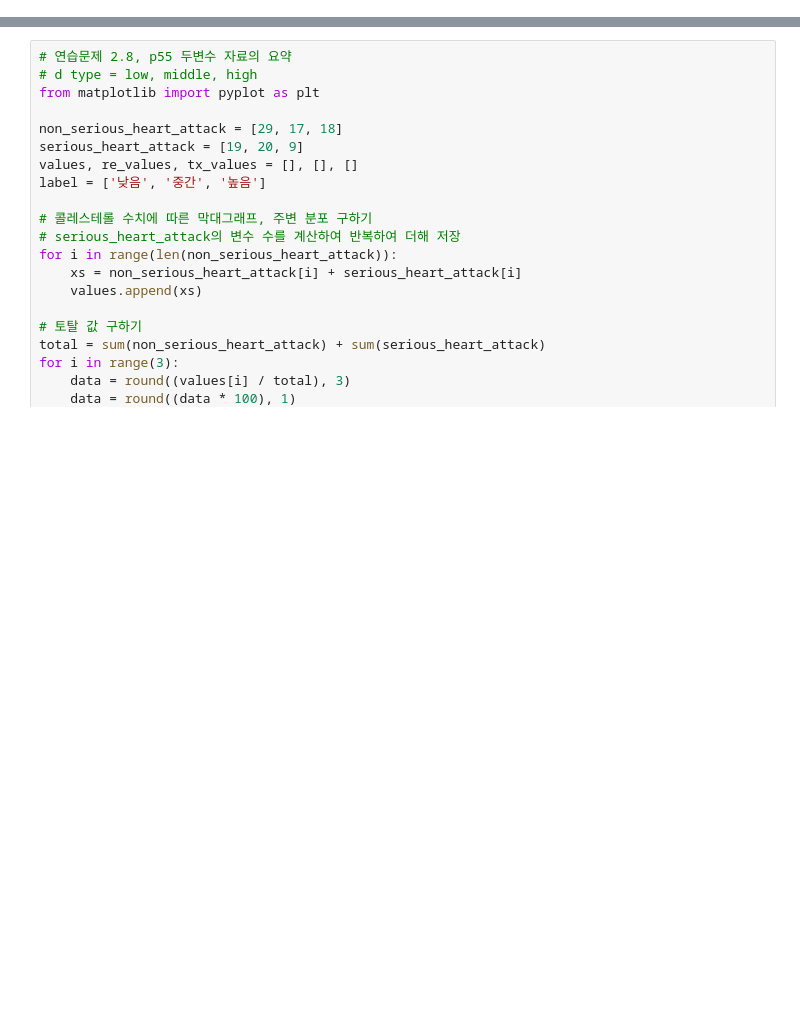
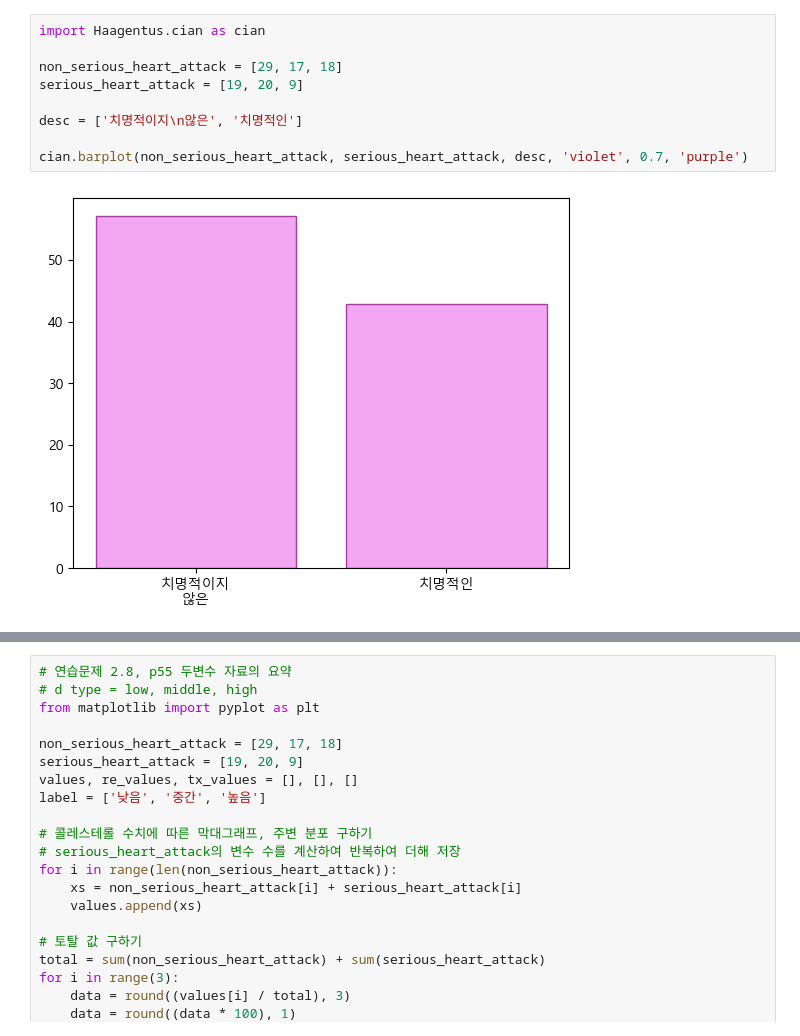
Before and after one commit to layla-focalors/r2python, a Jupyter notebook: chapter2/chapter2_01.ipynb, the cells around one changed output, grey strips where cells are left out. Drawn from its saved outputs; the diff is of its cells as text; blank space fills up the shorter version.

```diff
--- a/chapter2/chapter2_01.ipynb
+++ b/chapter2/chapter2_01.ipynb
@@ -0,0 +9,11 @@
+# %%
+import Haagentus.cian as cian
+
+non_serious_heart_attack = [29, 17, 18]
+serious_heart_attack = [19, 20, 9]
+
+desc = ['치명적이지\n않은', '치명적인']
+
+cian.barplot(non_serious_heart_attack, serious_heart_attack, desc, 'violet', 0.7, 'purple')
+# %% [output]
+[figure, added]
```
Also changed, not shown: parts of 3 cells of this notebook, 11 other files.
